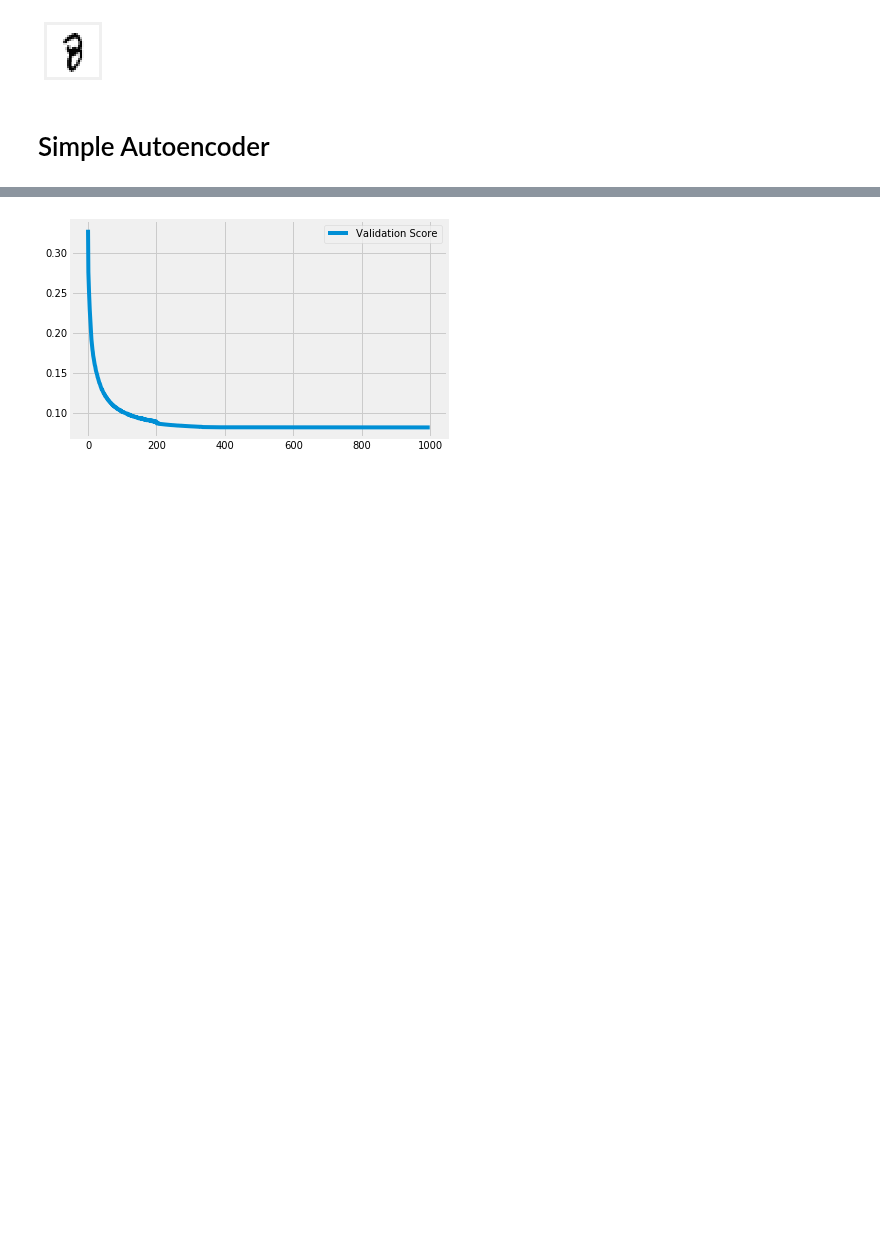
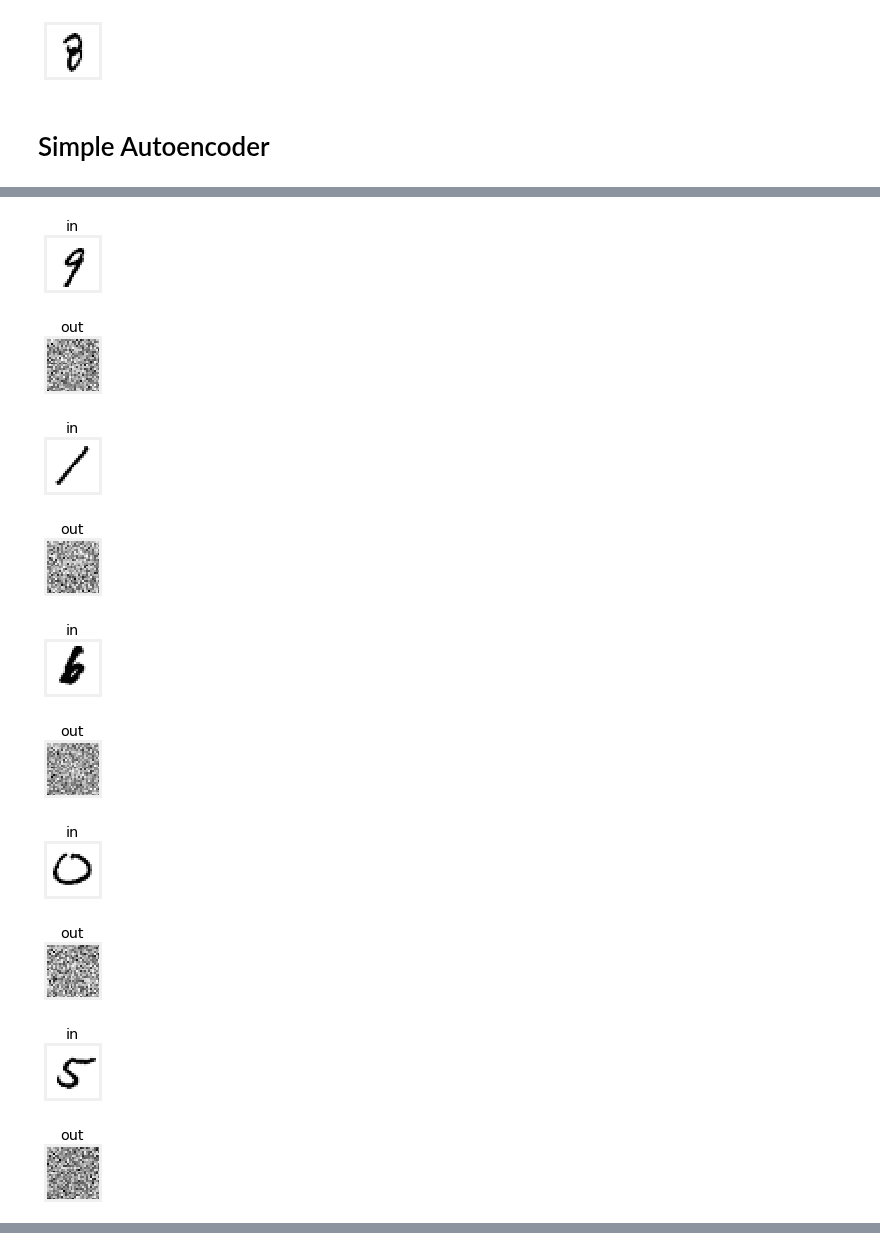
Before and after one commit to arose13/Notebooks, a Jupyter notebook: Simple Autoencoder.ipynb, the cells around one changed output, grey strips where cells are left out. Drawn from its saved outputs; the diff is of its cells as text; code cells hidden in the pictures; blank space fills up the shorter version.

```diff
--- a/Simple Autoencoder.ipynb
+++ b/Simple Autoencoder.ipynb
@@ -112,19 +109,39 @@ for i in range(3):
 # %%
 %%time
-# Fit model!
-hist = autoencoder.fit(
-    x_train, x_train,
-    epochs=1000, validation_split=0.15, batch_size=4096,
-    callbacks=[
-        EarlyStopping(monitor='val_loss', patience=15),
-        ReduceLROnPlateau(monitor='val_loss', patience=5, factor=0.5, min_lr=1e-6, verbose=1),
-        ModelCheckpoint('data/model.ckp', monitor='val_loss', save_best_only=True)
-    ],
-    shuffle=True,
-    verbose=1
-)
+# Fit model! (n*100) epochs
+for _ in range(5):
+    # Check fit
+    for i_img in range(5):
+        number_i = vec_to_array(x_train[i_img, :]).T
 
-graph.plot(hist.history['val_loss'], label='Validation Score')
-graph.legend()
-graph.show()
+        plot_number(number_i, 'in')
+        plot_number(autoencoder.predict(number_i), 'out')
+
+    # Train
+    hist = autoencoder.fit(
+        x_train, x_train,
+        epochs=100, validation_data=(x_test, x_test), batch_size=4096,
+        callbacks=[
+            EarlyStopping(monitor='val_loss', patience=15),
+            ReduceLROnPlateau(monitor='val_loss', patience=5, factor=0.5, min_lr=1e-6, verbose=1),
+            ModelCheckpoint('data/model.ckp', monitor='val_loss', save_best_only=True)
+        ],
+        shuffle=True
+    )
+
+    # Summary of performance
+    graph.plot(hist.history['loss'], label='Train Score')
+    graph.plot(hist.history['val_loss'], label='Validation Score')
+    graph.legend()
+    graph.show()
 # %% [output]
+[figure, new version]
+[figure, added]
+[figure, added]
+[figure, added]
+[figure, added]
+[figure, added]
+[figure, added]
+[figure, added]
+[figure, added]
+[figure, added]
@@ -148 +164,0 @@ Epoch 1000/1000
-[figure, old version]
```
Also changed, not shown: parts of 6 cells of this notebook.
